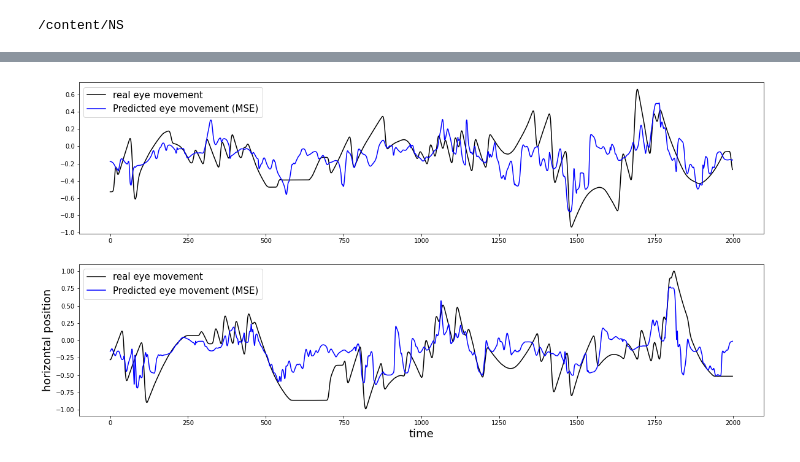
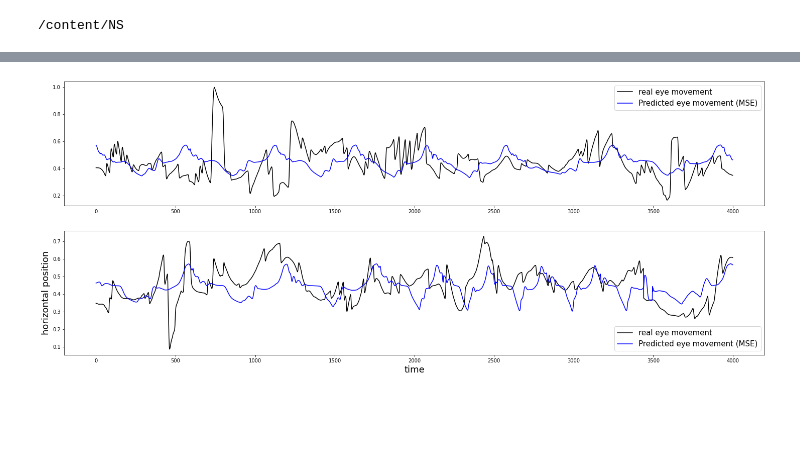
Before and after one commit to YanaMinyaylo/NS, a Jupyter notebook: NN_LSTM_MSE_MinMaxSc.ipynb, the cells around one changed output, grey strips where cells are left out. Drawn from its saved outputs; the diff is of its cells as text; code cells hidden in the pictures; blank space fills up the shorter version.

```diff
--- a/NN_LSTM_MSE_MinMaxSc.ipynb
+++ b/NN_LSTM_MSE_MinMaxSc.ipynb
@@ -197,0 +132,3 @@ loss = np.hstack((loss_MSE, loss_MSE_2))
+# %%
+result = model_MSE.fit(feature_train, label_train, epochs = 20, batch_size = 32)
+loss = np.array(result.history['loss'])
@@ -197,0 +153,3 @@ loss = np.hstack((loss_MSE, loss_MSE_2))
+# %%
+predictions = model_MSE.predict(feature_test)
+# accuracy = round((accuracy_score(y_test, predictions)*100),2)
@@ -197,0 +160,2 @@ loss = np.hstack((loss_MSE, loss_MSE_2))
+# %%
+y_test_new = y_test[60:]
@@ -197,0 +166,3 @@ loss = np.hstack((loss_MSE, loss_MSE_2))
+# %%
+predictions = predictions.reshape((predictions.shape[0],))
+predictions
@@ -211,24 +185,24 @@ predictions_MSE = model_MSE.predict(features_set_test)
 # %%
-fig, ax = plt.subplots(ncols=1, nrows = 2, figsize=(20, 10))
-n1 = 2000
-n2 = 4000
-# n3 = 2000
-n4 = 6000
+y_test = y_test.reshape((y_test.shape[0],))
+fig, ax = plt.subplots(ncols=1, nrows = 2, figsize=(25, 10))
+n1 = 12000
+n2 = 16000
+n3 = 200
+n4 = 20000
 
-p = 60
 
-ax[0].plot(y_test[n1+p:n2+p], color='black', label='real eye movement')
-ax[0].plot(predictions_MSE[n1:n2], color='blue', label='Predicted eye movement (MSE)')
+ax[0].plot(y_test_new[n1:n2], color='black', label='real eye movement')
+ax[0].plot(predictions[n1:n2], color='blue', label='Predicted eye movement (MSE)')
 
-ax[1].plot(y_test[n2+p:n4+p], color='black', label='real eye movement')
-ax[1].plot(predictions_MSE[n2:n4], color='blue', label='Predicted eye movement (MSE)')
+ax[1].plot(y_test_new[n2:n4], color='black', label='real eye movement')
+ax[1].plot(predictions[n2:n4], color='blue', label='Predicted eye movement (MSE)')
 
 plt.xlabel('time', fontsize=18)
 plt.ylabel('horizontal position', fontsize=18)
 
 ax[0].legend(fontsize=15)
 ax[1].legend(fontsize=15)
 
 plt.show()
 # %% [output]
-[figure, old version]
+[figure, new version]
```
Also changed, not shown: parts of 47 cells of this notebook.
